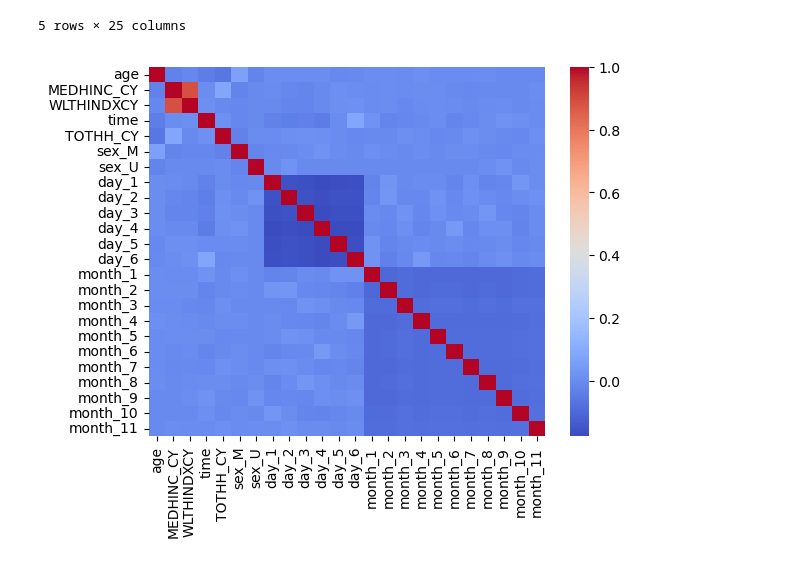
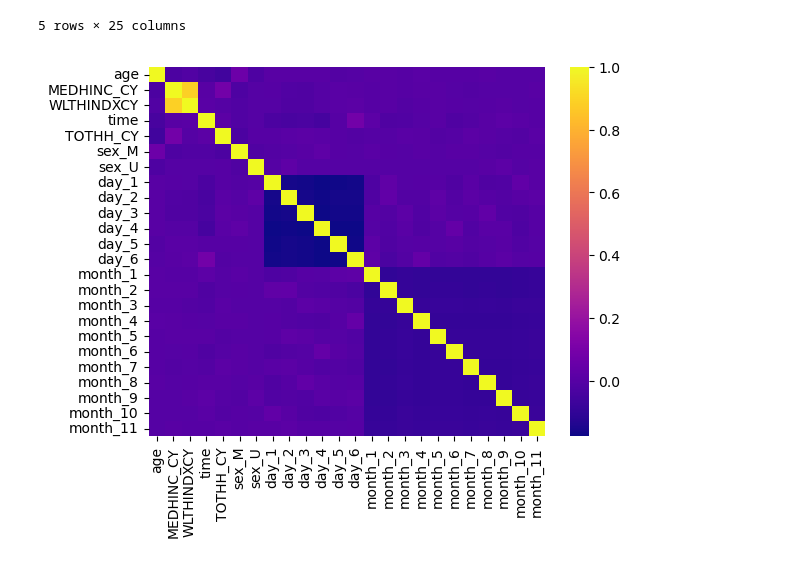
Before and after one commit to notan79/CSC380_Project, a Jupyter notebook: make_heatmap.ipynb, the cells around one changed output. Drawn from its saved outputs; the diff is of its cells as text; code cells hidden in the pictures.

```diff
--- a/make_heatmap.ipynb
+++ b/make_heatmap.ipynb
@@ -31,6 +31,6 @@ df_pandas_encoded.head()
 | 4 | -1.007650 | -0.795643 | -0.502892 | 1610 | -0.442905 | M | True | False | False | False | ... |
 5 rows × 25 columns
 # %%
-dataplot = sb.heatmap(df_pandas_encoded.corr(numeric_only=True), cmap='coolwarm')
+dataplot = sb.heatmap(df_pandas_encoded.corr(numeric_only=True), cmap='plasma')
 # %% [output]
-[figure, old version]
+[figure, new version]
```
Also changed, not shown: 1 other file.
